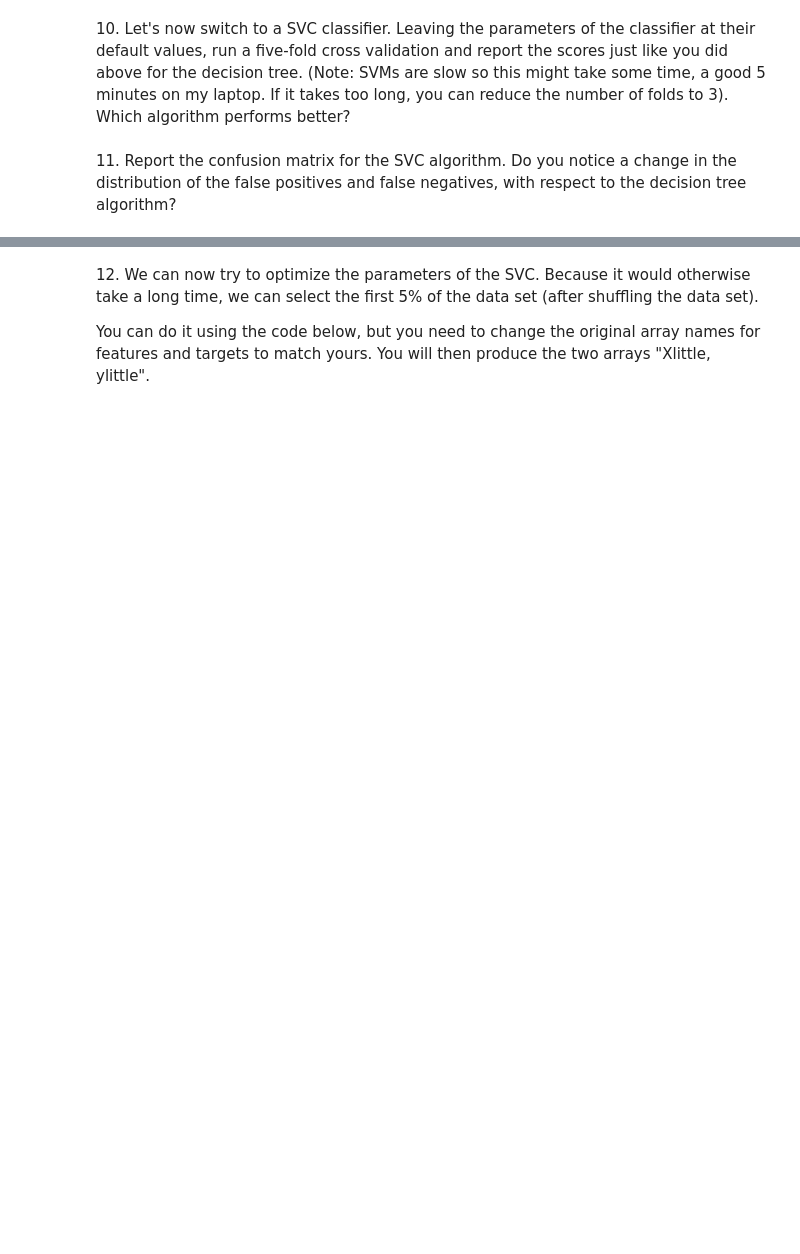
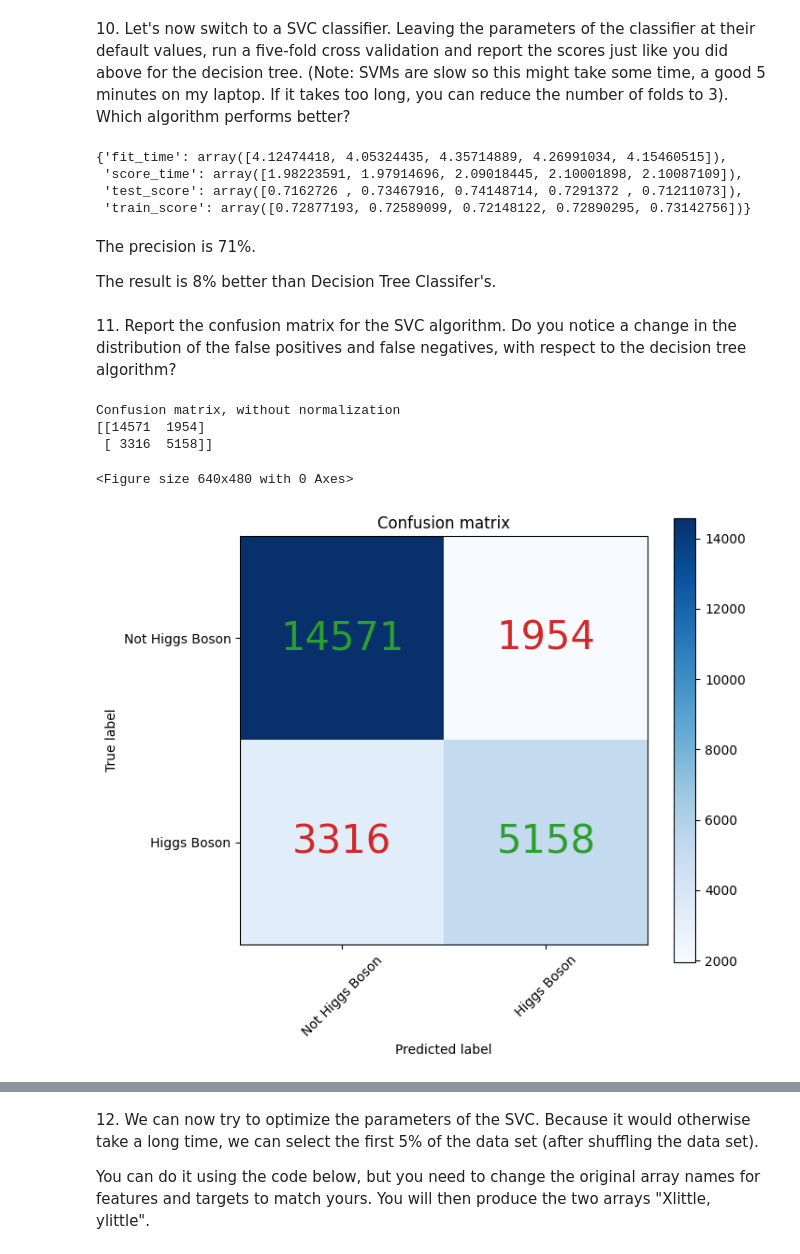
Before and after one commit to seoserang/phys255ml, a Jupyter notebook: 3 SVM and SVC/Assignment5/WS4_HiggsBoson_Optimization.ipynb, the cells around one changed output, grey strips where cells are left out. Drawn from its saved outputs; the diff is of its cells as text; code cells hidden in the pictures; blank space fills up the shorter version.

```diff
--- a/3 SVM and SVC/Assignment5/WS4_HiggsBoson_Optimization.ipynb
+++ b/3 SVM and SVC/Assignment5/WS4_HiggsBoson_Optimization.ipynb
@@ -174,4 +229,29 @@ piped_model.get_params() #this shows how we can access parameters both for the s
 # %% [markdown]
 10\. Let's now switch to a SVC classifier. Leaving the parameters of the classifier at their default values, run a five-fold cross validation and report the scores just like you did above for the decision tree. (Note: SVMs are slow so this might take some time, a good 5 minutes on my laptop. If it takes too long, you can reduce the number of folds to 3). Which algorithm performs better?
+# %%
+svc = SVC()
+
+benchmark = cross_validate(svc, features0, targets, cv = cv, scoring = 'precision', return_train_score=True)
+benchmark
+# %% [output]
+{'fit_time': array([4.12474418, 4.05324435, 4.35714889, 4.26991034, 4.15460515]),
+ 'score_time': array([1.98223591, 1.97914696, 2.09018445, 2.10001898, 2.10087109]),
+ 'test_score': array([0.7162726 , 0.73467916, 0.74148714, 0.7291372 , 0.71211073]),
+ 'train_score': array([0.72877193, 0.72589099, 0.72148122, 0.72890295, 0.73142756])}
+# %% [markdown]
+The precision is 71%.
+
+The result is 8% better than Decision Tree Classifer's.
 # %% [markdown]
 11\. Report the confusion matrix for the SVC algorithm. Do you notice a change in the distribution of the false positives and false negatives, with respect to the decision tree algorithm?
+# %%
+y_pred = cross_val_predict(svc, features0, targets, cv = cv)
+cm = metrics.confusion_matrix(targets,y_pred)
+fig6 = plt.figure()
+plot_confusion_matrix(cm, ['Not Higgs Boson','Higgs Boson'])
+# %% [output]
+Confusion matrix, without normalization
+[[14571  1954]
+ [ 3316  5158]]
+<Figure size 640x480 with 0 Axes>
+[figure, added]
```
Also changed, not shown: parts of 20 cells of this notebook.
